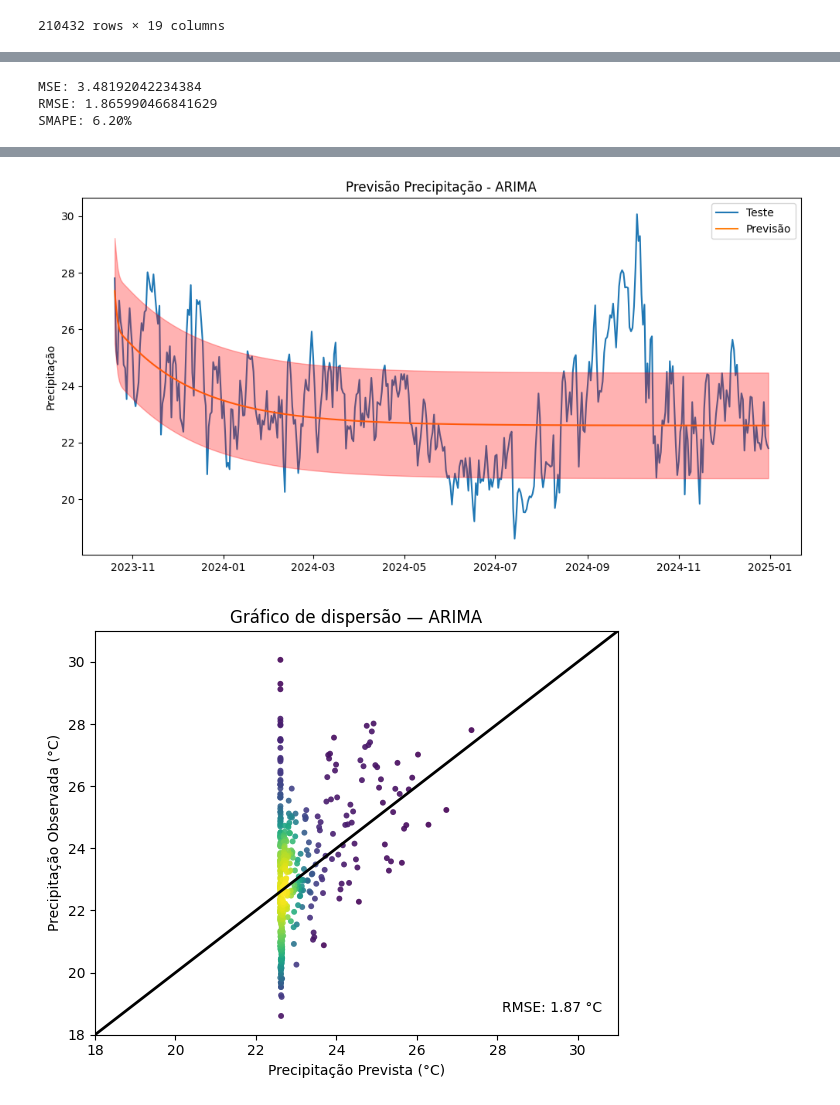
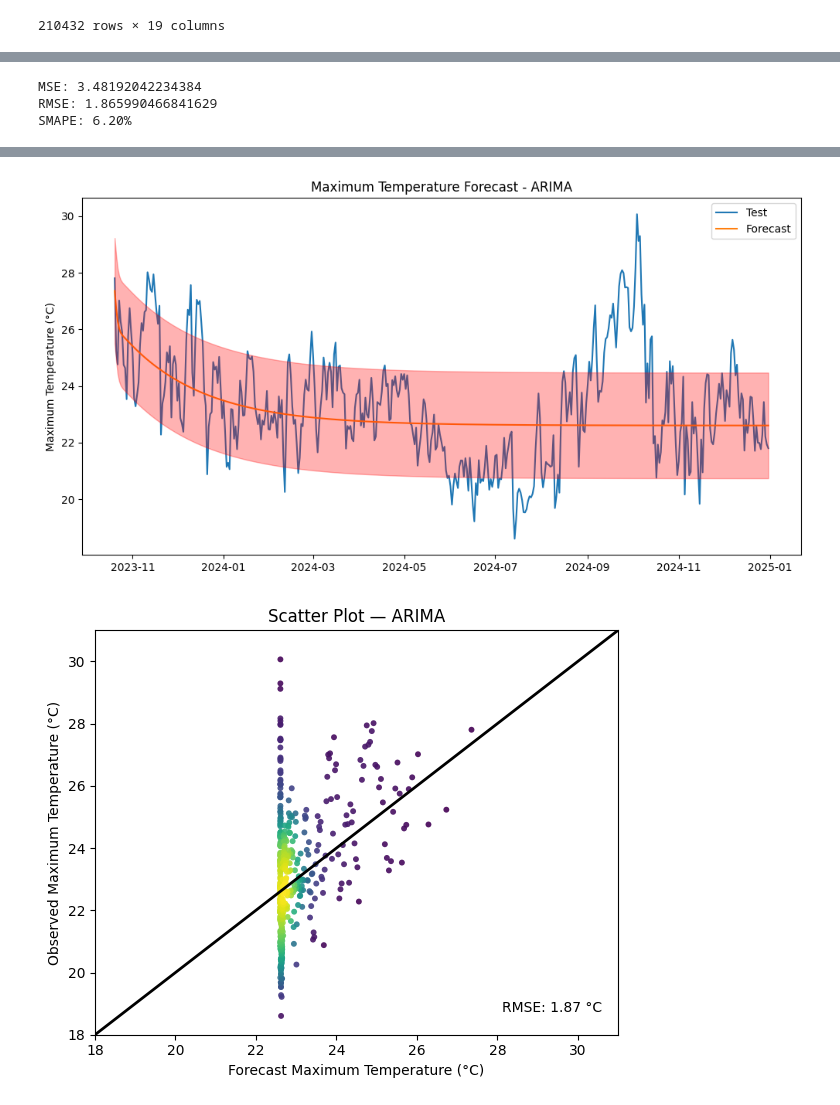
Before and after one commit to juliababa/TCC, a Jupyter notebook: src/forecast_other_variables_temp_max.ipynb, the cells around one changed output, grey strips where cells are left out. Saved outputs shown, nothing was run; the diff lists cells and outputs as text; code cells hidden in the pictures.

```diff
--- a/src/forecast_other_variables_temp_max.ipynb
+++ b/src/forecast_other_variables_temp_max.ipynb
@@ -101,26 +101,26 @@ forecast_parameter = 'TEMPERATURA MÁXIMA NA HORA ANT. (AUT) (°C)'
 print(df_sorted.info())
 
 df_sorted.set_index('Data', inplace=True)
-df_avarage_precipitation_by_day = df_sorted.resample("D").mean()
-df_avarage_precipitation_by_month = df_sorted.resample("M").mean()
+df_avarage_maximum_temperature_by_day = df_sorted.resample("D").mean()
+df_avarage_maximum_temperature_by_month = df_sorted.resample("M").mean()
 
-print(df_avarage_precipitation_by_day)
+print(df_avarage_maximum_temperature_by_day)
 
 #Teste
 plt.figure(figsize=(12, 5))
-plt.plot(df_avarage_precipitation_by_day[forecast_parameter], label='Previsão')
-plt.title('Temperatura Máxima Média Diária - Universidade de Brasília (-15.760063, -47.871154)')
+plt.plot(df_avarage_maximum_temperature_by_day[forecast_parameter], label='Forecast')
+plt.title('Average Daily Maximum Temperature - University of Brasilia (-15.760063, -47.871154)')
 plt.figure(figsize=(12, 5))
-plt.plot(df_avarage_precipitation_by_month[forecast_parameter], label='Previsão')
-plt.title('Temperatura Máxima Média Mensal - Universidade de Brasília (-15.760063, -47.871154)')
+plt.plot(df_avarage_maximum_temperature_by_month[forecast_parameter], label='Forecast')
+plt.title('Average Monthly Maximum Temperature - University of Brasilia (-15.760063, -47.871154)')
 plt.show()
 
 # Verificar se há valores nulos
-print(df_avarage_precipitation_by_day.isnull().sum())
+print(df_avarage_maximum_temperature_by_day.isnull().sum())
 
 # Tratar valores nulos
-df_not_null_values_day = df_avarage_precipitation_by_day.ffill()
-df_not_null_values_month = df_avarage_precipitation_by_month.ffill()
+df_not_null_values_day = df_avarage_maximum_temperature_by_day.ffill()
+df_not_null_values_month = df_avarage_maximum_temperature_by_month.ffill()
 
 # Divisão dos dados em treinamento (80%) e teste (20%)- DAILY
 df_splited_data = int(len(df_not_null_values_day) * 0.8)
@@ -309,10 +309,10 @@ forecast = model_fit.forecast(steps=len(df_test))
 
 # Visualização das previsões
 plt.figure(figsize=(12,6))
-plt.plot(df_training.index, df_training[forecast_parameter], label='Treinamento')
-plt.plot(df_test.index, df_test[forecast_parameter], label='Teste')
-plt.plot(df_test.index, forecast, label='Previsão')
-plt.ylabel('Precipitação')
+plt.plot(df_training.index, df_training[forecast_parameter], label='Training')
+plt.plot(df_test.index, df_test[forecast_parameter], label='Test')
+plt.plot(df_test.index, forecast, label='Forecast')
+plt.ylabel('Maximum Temperature (°C)')
 plt.legend(loc='upper left')
 
 # Cálculo rmse
@@ -323,11 +323,11 @@ print(f'RMSE: {rmse}')
 plt.fill_between(df_test.index, (forecast-rmse), (forecast+rmse), alpha=.3, color='r', zorder=20)
 
 plt.figure(figsize=(12,6))
-plt.plot(df_test.index, df_test[forecast_parameter], label='Teste')
-plt.plot(df_test.index, forecast, label='Previsão')
-plt.ylabel('Precipitação')
+plt.plot(df_test.index, df_test[forecast_parameter], label='Test')
+plt.plot(df_test.index, forecast, label='Forecast')
+plt.ylabel('Maximum Temperature (°C)')
 plt.legend(loc='upper left')
-plt.title("Previsão Precipitação - ARIMA")
+plt.title("Maximum Temperature Forecast - ARIMA")
 plt.legend()
 plt.fill_between(df_test.index, (forecast-rmse), (forecast+rmse), alpha=.3, color='r', zorder=20)
 
@@ -360,15 +360,15 @@ except Exception:
     hb = ax.hexbin(y_pred, y_true, gridsize=35,
                    extent=[vmin, vmax, vmin, vmax],
                    cmap="viridis", mincnt=1)
-    fig.colorbar(hb, ax=ax, label="Densidade")
+    fig.colorbar(hb, ax=ax, label="Density")
 
 
 ax.plot([vmin, vmax], [vmin, vmax], 'k-', lw=2)  # linha x=y
 ax.set_xlim(vmin, vmax)
 ax.set_ylim(vmin, vmax)
-ax.set_xlabel("Precipitação Prevista (°C)")
-ax.set_ylabel("Precipitação Observada (°C)")
-ax.set_title("Gráfico de dispersão — ARIMA")
+ax.set_xlabel("Forecast Maximum Temperature (°C)")
+ax.set_ylabel("Observed Maximum Temperature (°C)")
+ax.set_title("Scatter Plot — ARIMA")
 ax.text(0.97, 0.05, f"RMSE: {rmse:.2f} °C", ha="right", va="bottom",
         transform=ax.transAxes, fontsize=10)
 
@@ -382,5 +382,5 @@ SMAPE: 6.20%
-[figure, old version]
+[figure, new version]
-[figure, old version]
+[figure, new version]
 # %%
 import numpy as np
 import pandas as pd
```
Also changed, not shown: parts of 12 cells of this notebook, 20 other files.
